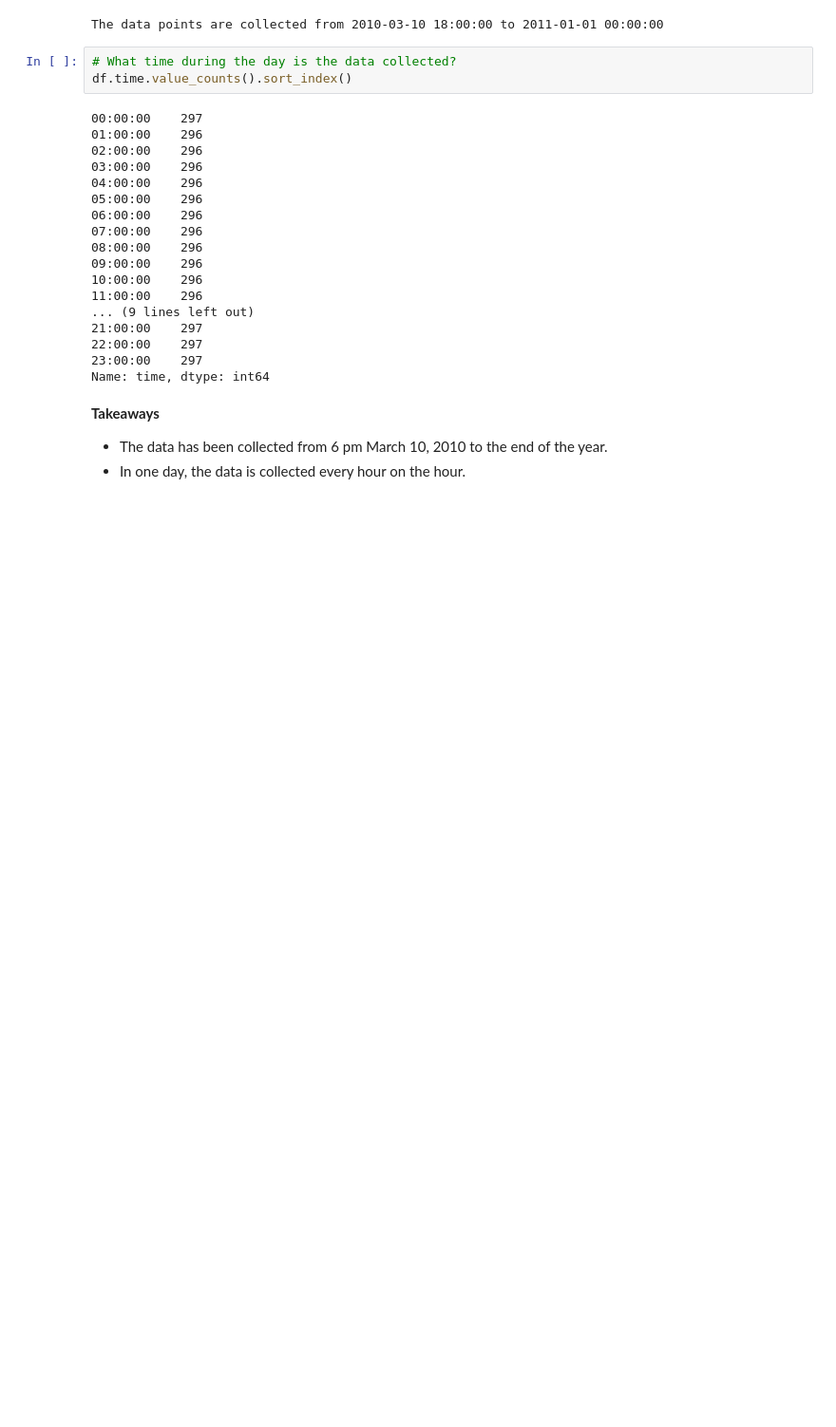
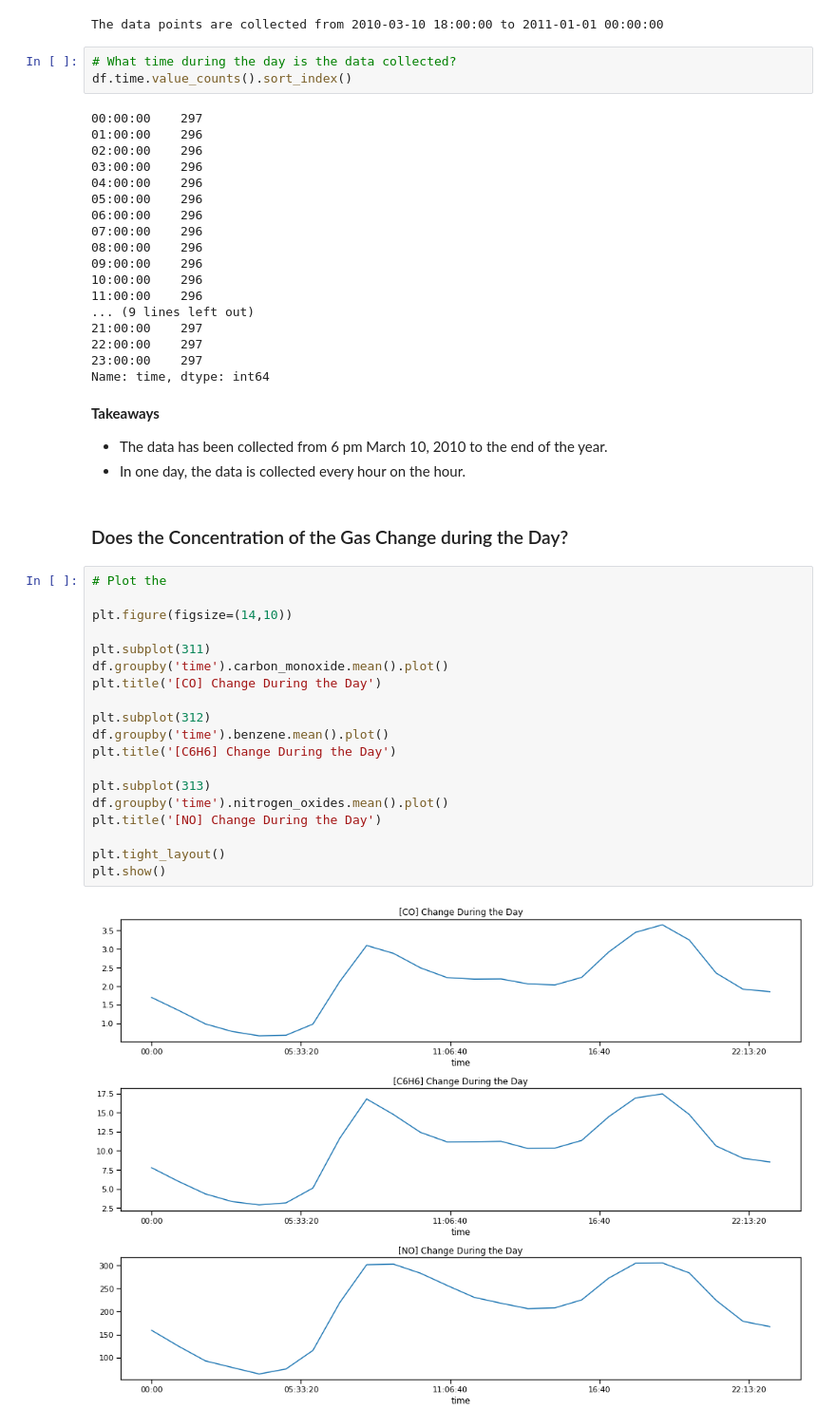
Before and after one commit to Yongliang-Shi/predicting-air-pollution, a Jupyter notebook: MVP.ipynb, the cells around one changed output. Shown: that part at 95% size. Cells and saved outputs as stored; diff of their text form; blank space fills up the shorter version.

Commit message:
Explore how the concentrations of toxic gases fluctuate during one day and over time

```diff
--- a/MVP.ipynb
+++ b/MVP.ipynb
@@ -427,3 +427,26 @@ Name: time, dtype: int64
 **Takeaways**
 - The data has been collected from 6 pm March 10, 2010 to the end of the year.
 - In one day, the data is collected every hour on the hour.
+# %% [markdown]
+### Does the Concentration of the Gas Change during the Day?
+# %%
+# Plot the
+
+plt.figure(figsize=(14,10))
+
+plt.subplot(311)
+df.groupby('time').carbon_monoxide.mean().plot()
+plt.title('[CO] Change During the Day')
+
+plt.subplot(312)
+df.groupby('time').benzene.mean().plot()
+plt.title('[C6H6] Change During the Day')
+
+plt.subplot(313)
+df.groupby('time').nitrogen_oxides.mean().plot()
+plt.title('[NO] Change During the Day')
+
+plt.tight_layout()
+plt.show()
+# %% [output]
+[figure, added]
```
Also changed, not shown: parts of 11 cells of this notebook.
